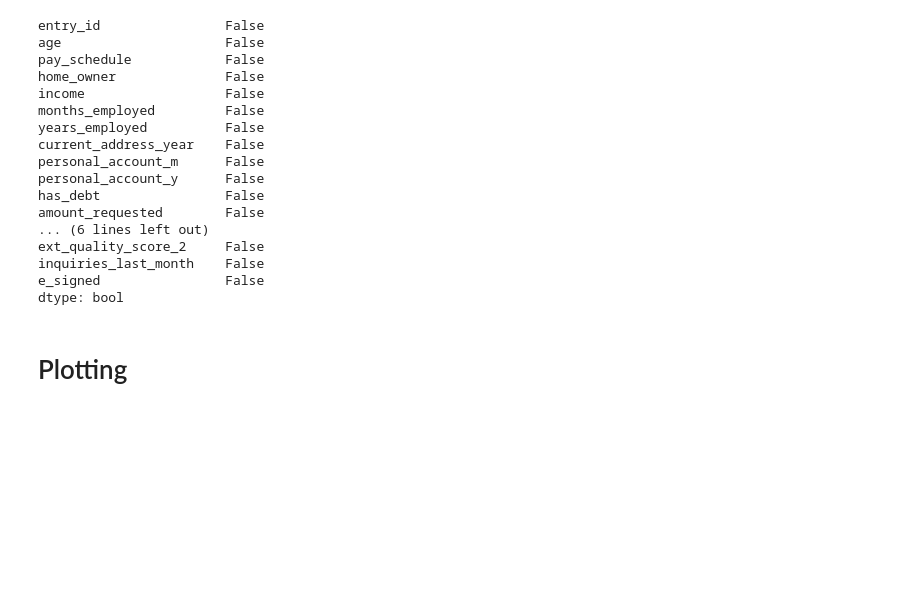
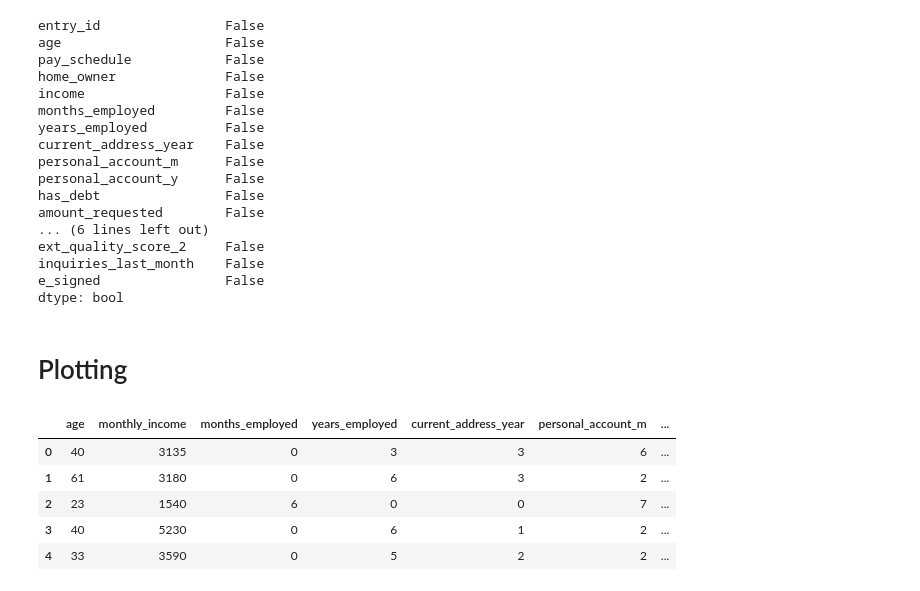
Before and after one commit to c-grigsby/ml-fintech-case-studies, a Jupyter notebook: predicting-loan-signatures/notebooks/predicting-loan-signatures_eda.ipynb, the cells around one changed output. Drawn from its saved outputs; the diff is of its cells as text; code cells hidden in the pictures; blank space fills up the shorter version.

```diff
--- a/predicting-loan-signatures/notebooks/predicting-loan-signatures_eda.ipynb
+++ b/predicting-loan-signatures/notebooks/predicting-loan-signatures_eda.ipynb
@@ -85,2 +88,14 @@ dtype: bool
 # %% [markdown]
 # Plotting
+# %%
+# Get numerical features
+df_users_numerical = df_users_financial.copy().drop(columns = ['entry_id', 'pay_schedule', 'home_owner', 'has_debt', 'e_signed'])
+
+df_users_numerical.head()
+# %% [output]
+|  | age | monthly_income | months_employed | years_employed | current_address_year | personal_account_m | ... |
+| 0 | 40 | 3135 | 0 | 3 | 3 | 6 | ... |
+| 1 | 61 | 3180 | 0 | 6 | 3 | 2 | ... |
+| 2 | 23 | 1540 | 6 | 0 | 0 | 7 | ... |
+| 3 | 40 | 5230 | 0 | 6 | 1 | 2 | ... |
+| 4 | 33 | 3590 | 0 | 5 | 2 | 2 | ... |
```
Also changed, not shown: parts of 9 cells of this notebook.
